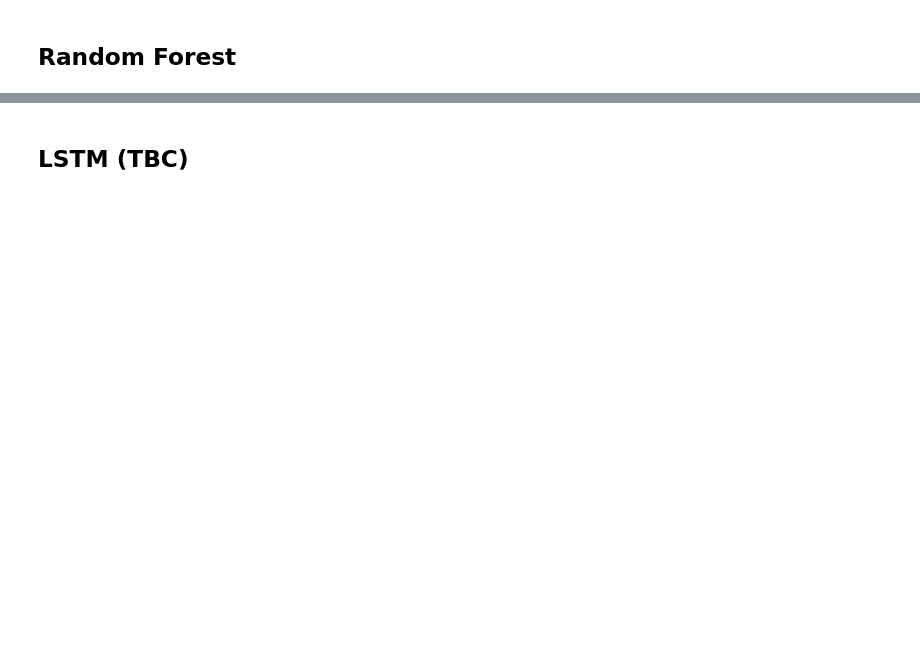
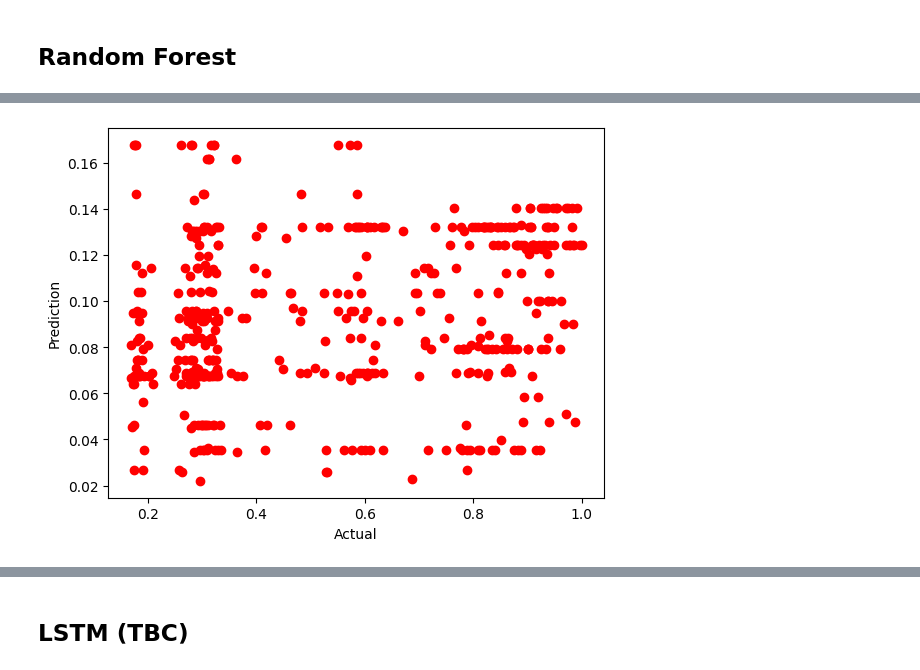
Before and after one commit to kianwai96/Stock-Price-Prediction, a Jupyter notebook: ML models.ipynb, the cells around one changed output, grey strips where cells are left out. Cells and saved outputs as stored; diff of their text form; code cells hidden in the pictures; blank space fills up the shorter version.

```diff
--- a/ML models.ipynb
+++ b/ML models.ipynb
@@ -235,3 +247,10 @@ print(mse)
+# %%
+plt.scatter(Y_test,y_pred, color='red')
+plt.ylabel('Prediction')
+plt.xlabel('Actual')
+plt.show()
+# %% [output]
+[figure, added]
 # %%
 X = df_transformed.drop('Close', axis=1).iloc[-1].to_numpy().reshape(1, -1)
 
```
Also changed, not shown: parts of 47 cells of this notebook, 3 other files.
